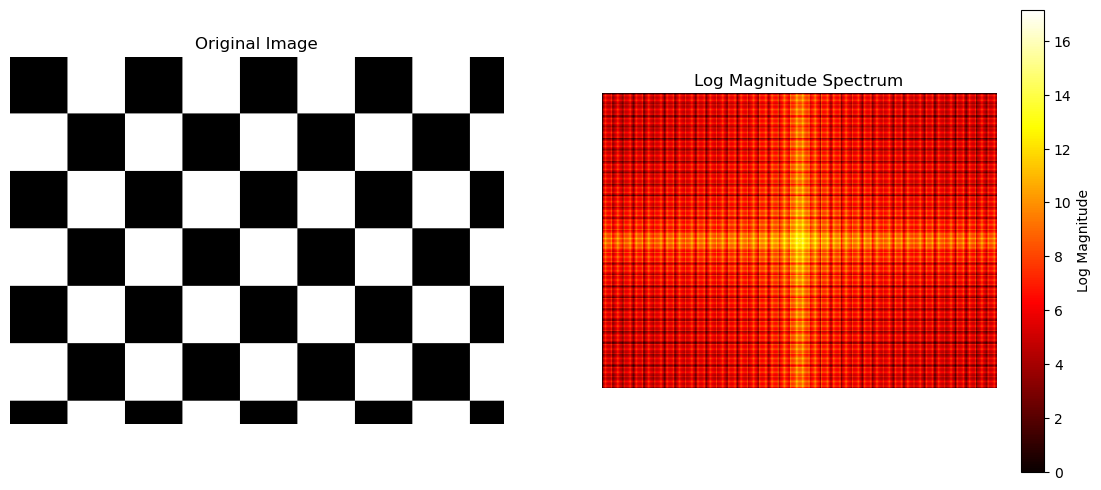
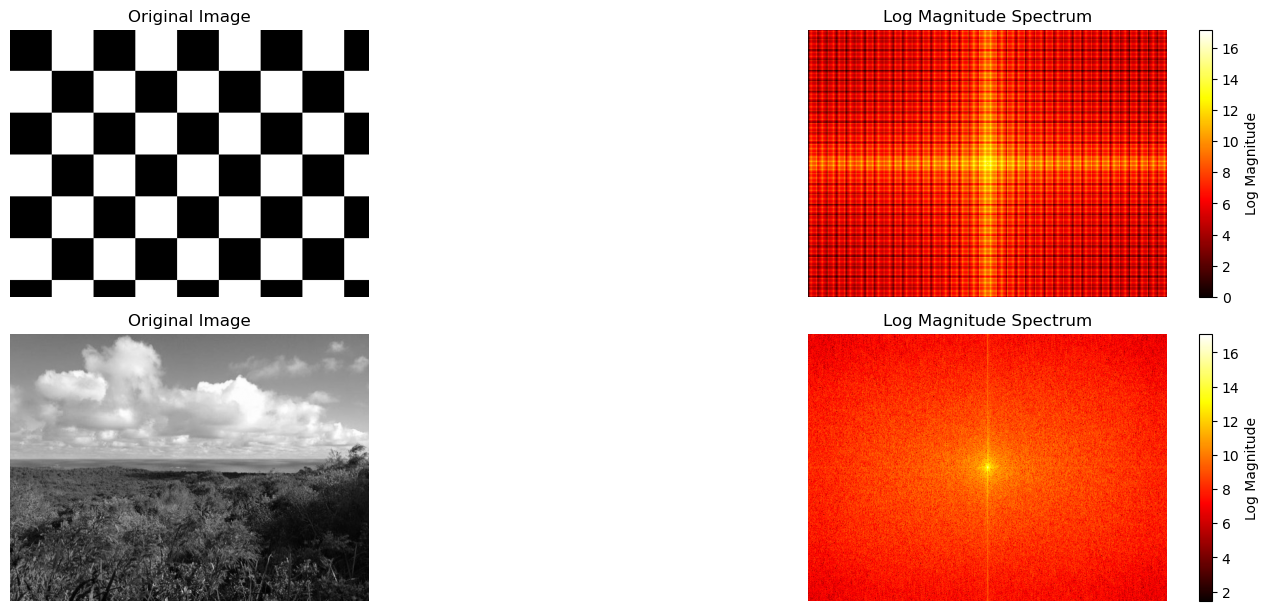
Code edit (unified diff) that turned the first committed figure into the second:
--- before
+++ after
@@ -5,26 +5,25 @@
     return np.log1p(magnitude)
 
-fig, axes = plt.subplots(1, 2, figsize=(14, 6))
+fig, axes = plt.subplots(2, 2, figsize=(14, 6), constrained_layout=True)
 
-axes[0].imshow(f2, cmap='gray')
-axes[0].set_title('Original Image')
-axes[0].axis('off')
+# first row: f2
+axes[0, 0].imshow(f2, cmap='gray')
+axes[0, 0].set_title('Original Image')
+axes[0, 0].axis('off')
 
-im = axes[1].imshow(ft_log_magnitude(f2), cmap='hot')
-axes[1].set_title('Log Magnitude Spectrum')
-axes[1].axis('off')
-plt.colorbar(im, ax=axes[1], label='Log Magnitude')
+im = axes[0, 1].imshow(ft_log_magnitude(f2), cmap='hot')
+axes[0, 1].set_title('Log Magnitude Spectrum')
+axes[0, 1].axis('off')
+plt.colorbar(im, ax=axes[0, 1], label='Log Magnitude')
 
-fig, axes = plt.subplots(1, 2, figsize=(14, 6))
+# second row: f3
+axes[1, 0].imshow(f3, cmap='gray')
+axes[1, 0].set_title('Original Image')
+axes[1, 0].axis('off')
 
-axes[0].imshow(f3, cmap='gray')
-axes[0].set_title('Original Image')
-axes[0].axis('off')
+im = axes[1, 1].imshow(ft_log_magnitude(f3), cmap='hot')
+axes[1, 1].set_title('Log Magnitude Spectrum')
+axes[1, 1].axis('off')
+plt.colorbar(im, ax=axes[1, 1], label='Log Magnitude')
 
-im = axes[1].imshow(ft_log_magnitude(f3), cmap='hot')
-axes[1].set_title('Log Magnitude Spectrum')
-axes[1].axis('off')
-plt.colorbar(im, ax=axes[1], label='Log Magnitude')
-
-plt.tight_layout()
 plt.show()

Commit: MODIFY plots of Q3